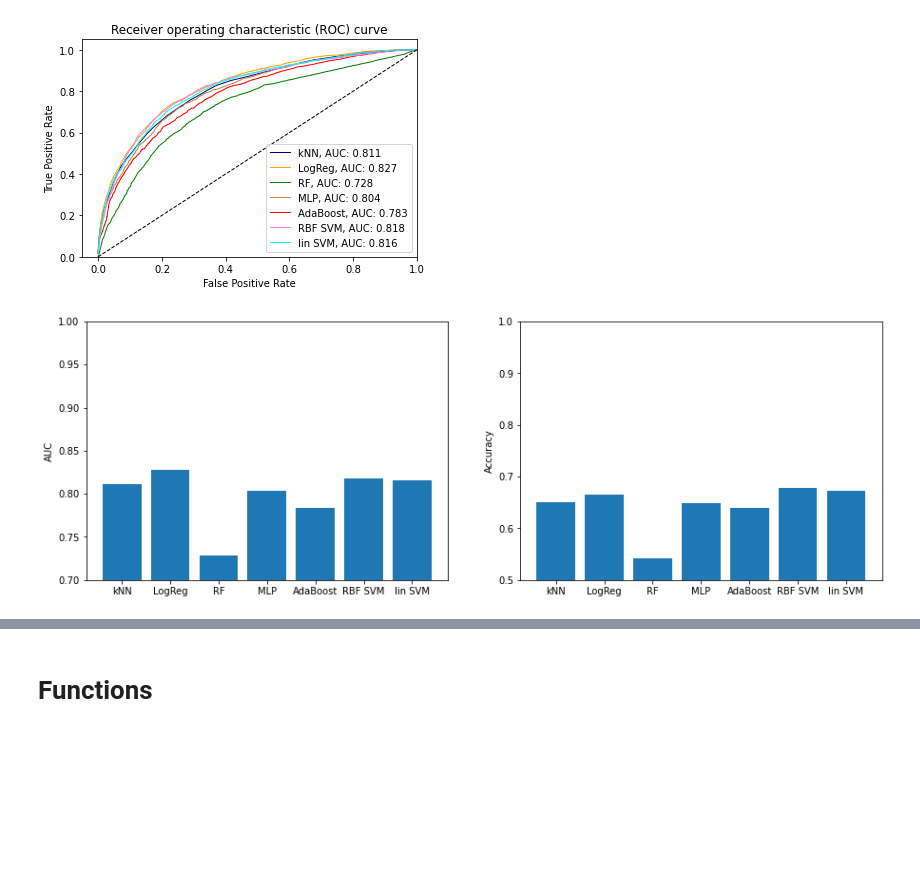
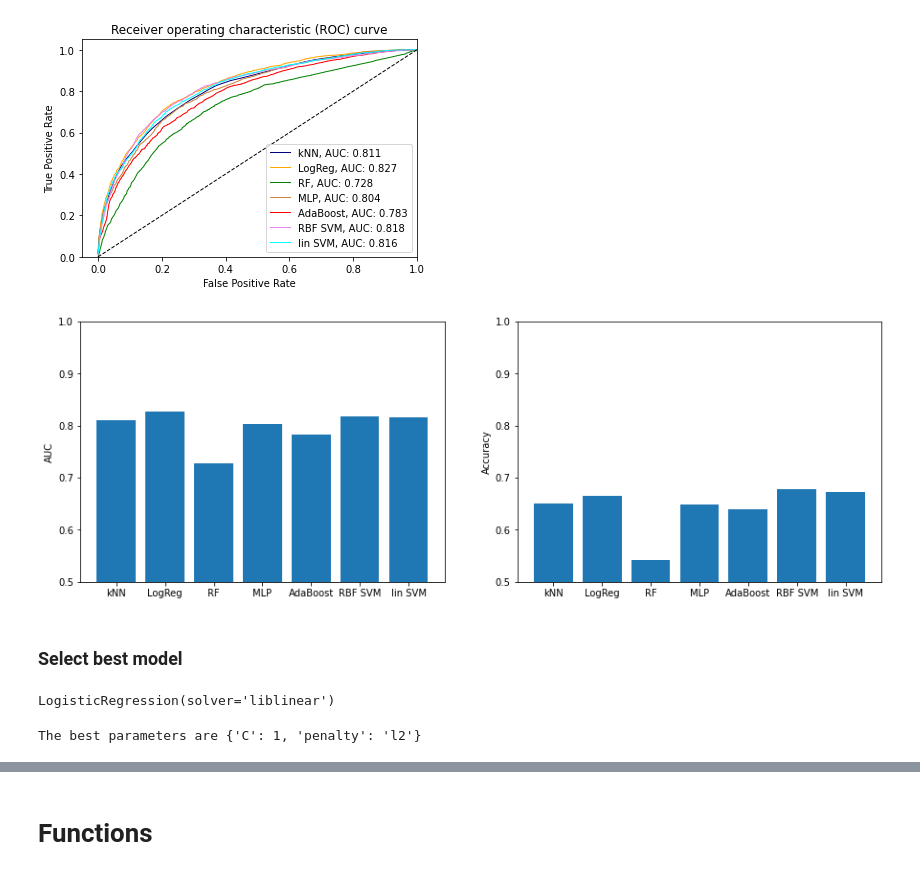
Before and after one commit to Lean-Mean-Protein-Machine-Learning/LMPM, a Jupyter notebook: notebooks/Sklearn_supervised_models_opt.ipynb, the cells around one changed output, grey strips where cells are left out. Drawn from its saved outputs; the diff is of its cells as text; code cells hidden in the pictures; blank space fills up the shorter version.

```diff
--- a/notebooks/Sklearn_supervised_models_opt.ipynb
+++ b/notebooks/Sklearn_supervised_models_opt.ipynb
@@ -106,15 +106,6 @@ def plot_param_search_1d(trained_model, parameters, refit_sc):
 # %%
 def plot_param_search(trained_model, parameters, refit_sc):
     # assert que parameters son exactament 2, sino no es pot fer
-
-    # convert dictionary to lists for ease of use
-    param_values = list(parameters.values())
-    param_names = list(parameters.keys())
-
-    # select the parameter with more values as x axis (reverse if necessary)
-    if len(param_values[0]) < len(param_values[1]):
-        param_values.reverse()
-        param_names.reverse()
 
     # results
     cv_results = pd.DataFrame(trained_model.cv_results_)
@@ -133,27 +124,25 @@ def plot_param_search(trained_model, parameters, refit_sc):
     print('\t the accuracy is: {}'.format(cv_results.loc[cv_results['rank_test_Accuracy']==1,'mean_test_Accuracy'].to_string(index=False)))
 
 
-    print("Optimizing by",refit_sc,"so best parameters are: {}".format(trn_clf.best_params_))
+    print("Optimizing by",refit_sc,"so best parameters are: {}".format(trained_model.best_params_))
 
     # plot results
     if 'rank_test_AUC' in cv_results:
-        acc_eval_scores = np.transpose(np.array(cv_results.mean_test_AUC).reshape(len(param_values[0]), len(param_values[1])))
+        rlt = pd.concat([pd.DataFrame(trained_model.cv_results_["params"]),
+                         pd.DataFrame(trained_model.cv_results_["mean_test_AUC"], columns=["AUC"])],axis=1)
     else:
-        acc_eval_scores = np.transpose(np.array(cv_results.mean_test_Accuracy).reshape(len(param_values[0]), len(param_values[1])))
+        rlt = pd.concat([pd.DataFrame(trained_model.cv_results_["params"]),
+                         pd.DataFrame(trained_model.cv_results_["mean_test_Accuracy"], columns=["Accuracy"])],axis=1)
 
-    # xaxis
-    scores_dict = {param_names[0]: parameters[param_names[0]]}
-    # series
-    for it, series_vals in enumerate(param_values[1]):
-        scores_dict[series_vals] = acc_eval_scores[it,]
+    # get parameter with less values to go to x axis
+    param_values = list(parameters.values())
+    param_names = list(parameters.keys())
+    # select the parameter with more values as x axis (reverse if necessary)
+    if len(param_values[0]) < len(param_values[1]):
+        param_values.reverse()
+        param_names.reverse()
 
-
-    param_df = pd.DataFrame(scores_dict)
-
-    param_plot = pd.melt(param_df, id_vars=param_names[0], value_vars=param_values[1], var_name=param_names[1], value_name=refit_sc)
-
-    sns.lineplot(x=param_names[0], y=refit_sc, hue=param_names[1], data=param_plot)
-
+    sns.lineplot(x=param_names[0], y=refit_sc, hue=param_names[1], data=rlt)
     plt.axvline(trained_model.best_params_[param_names[0]], 0,1, linestyle="dashed", color="grey")
     plt.tight_layout()
     # plt.savefig("model.png", dpi=600)
@@ -232,7 +221,7 @@ models = [
     SVC(kernel='linear')
 ]
 
-params = [
+prelim_params = [
     # for kNN
     {'n_neighbors':[int(np.sqrt(len(y_train))/16),
                        int(np.sqrt(len(y_train))/8),
@@ -417,14 +406,16 @@ plt.show()
 # %%
 fig, axs = plt.subplots(1,2, figsize=(15,5))
 axs[0].bar(model_names, compare_auc)
 axs[1].bar(model_names, compare_accuracy)
 
 axs[0].set_ylabel('AUC')
 axs[1].set_ylabel('Accuracy')
 
-axs[0].set_ylim(0.7,1.0)
+axs[0].set_ylim(0.5,1.0)
 axs[1].set_ylim(0.5,1.0)
 
 plt.show()
 # %% [output]
-[figure, old version]
+[figure, new version]
+# %% [markdown]
+### Select best model
@@ -430,0 +424,10 @@ plt.show()
+# %%
+# just to confirm, the selected model is:
+trained_models[model_names.index(best_model_name)].estimator
+# %% [output]
+LogisticRegression(solver='liblinear')
+# %%
+# get the best model and best parameters
+print('The best parameters are {}'.format(trained_models[model_names.index(best_model_name)].best_params_))
+# %% [output]
+The best parameters are {'C': 1, 'penalty': 'l2'}
```
Also changed, not shown: parts of 10 cells of this notebook.
